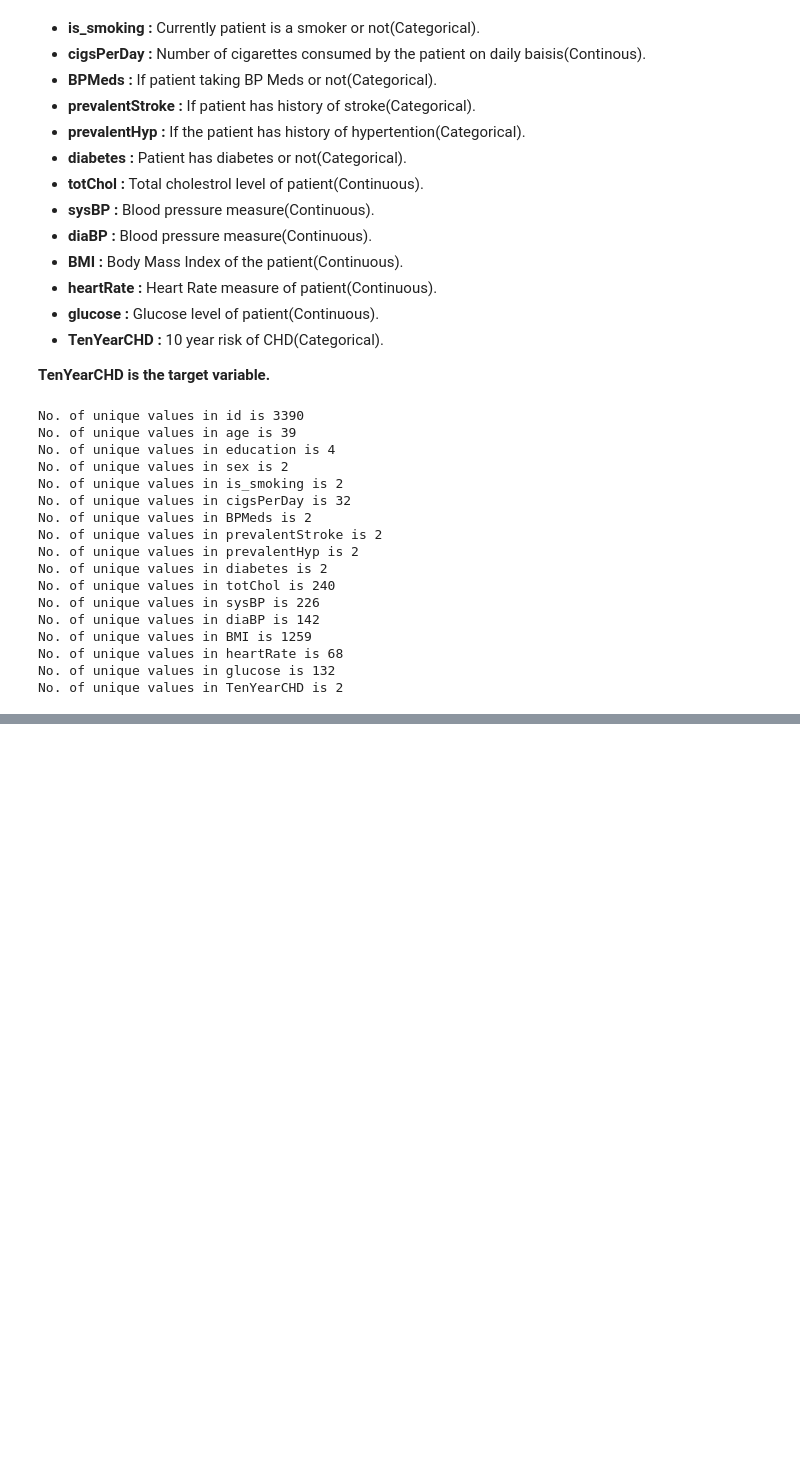
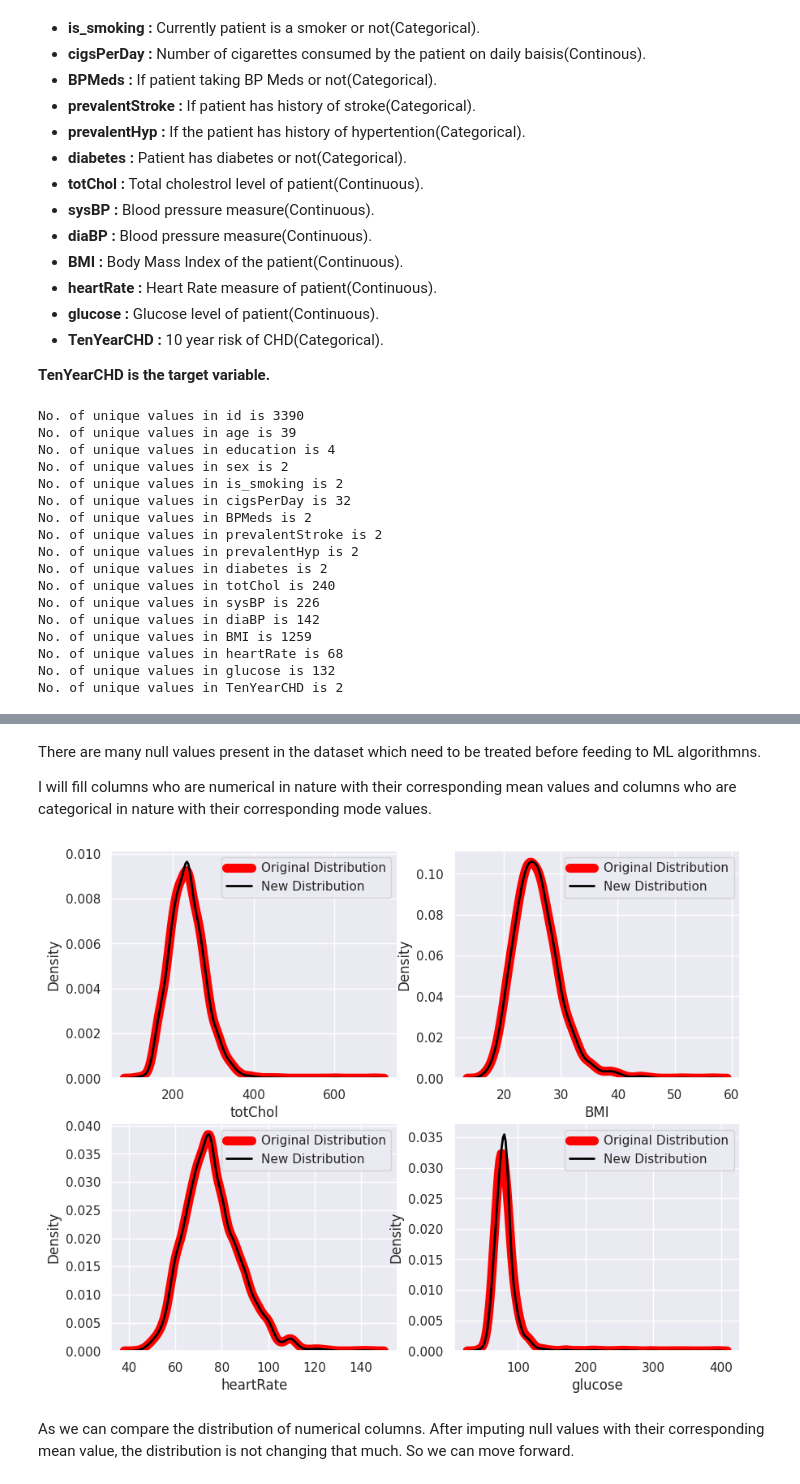
Before and after one commit to anasmalik081/Cardiovascular-Risk-Prediction-Capstone-Project, a Jupyter notebook: Individual_Notebook_Cardiovascular_Risk_Prediction_Capstone_Project.ipynb, the cells around one changed output, grey strips where cells are left out. Drawn from its saved outputs; the diff is of its cells as text; code cells hidden in the pictures; blank space fills up the shorter version.

```diff
--- a/Individual_Notebook_Cardiovascular_Risk_Prediction_Capstone_Project.ipynb
+++ b/Individual_Notebook_Cardiovascular_Risk_Prediction_Capstone_Project.ipynb
@@ -240,0 +245,4 @@ No. of unique values in TenYearCHD is 2
+# %%
+# creating a copy of dataset
+df = dataset.copy()
+df.shape
@@ -240,0 +253,4 @@ No. of unique values in TenYearCHD is 2
+# %%
+# Dropping id columns
+df = df.drop(columns=['id'], axis=1)
+df.shape
@@ -240,0 +282,28 @@ No. of unique values in TenYearCHD is 2
+# %% [markdown]
+There are many null values present in the dataset which need to be treated before feeding to ML algorithmns.
+
+I will fill columns who are numerical in nature with their corresponding mean values and columns who are categorical in nature with their corresponding mode values.
+# %%
+# List of columns names numerical in nature
+numerical_cols = ['totChol', 'BMI', 'heartRate', 'glucose']
+
+# List of columns names categorical in nature
+categorical_cols = ['education', 'cigsPerDay', 'BPMeds']
+# %%
+# Imputing mean values in numerical columns
+for col in numerical_cols:
+  df[col].fillna(round(df[col].mean(), 0), inplace=True)
+# %%
+# Visualizing the distribution
+sns.set()
+plt.figure(figsize=(10, 8))
+for i, col in enumerate(numerical_cols):
+  plt.subplot(2, 2, i+1)
+  sns.distplot(dataset[col], kde_kws={'linewidth': 8, 'color': 'red'}, color='red',  label='Original Distribution', hist=False)
+  sns.distplot(df[col], kde_kws={'linewidth': 2, 'color': 'black'}, color='black', label='New Distribution', hist=False)
+  plt.legend()
+plt.show()
+# %% [output]
+[figure, added]
+# %% [markdown]
+As we can compare the distribution of numerical columns. After imputing null values with their corresponding mean value, the distribution is not changing that much. So we can move forward.
```
Also changed, not shown: parts of 14 cells of this notebook.
